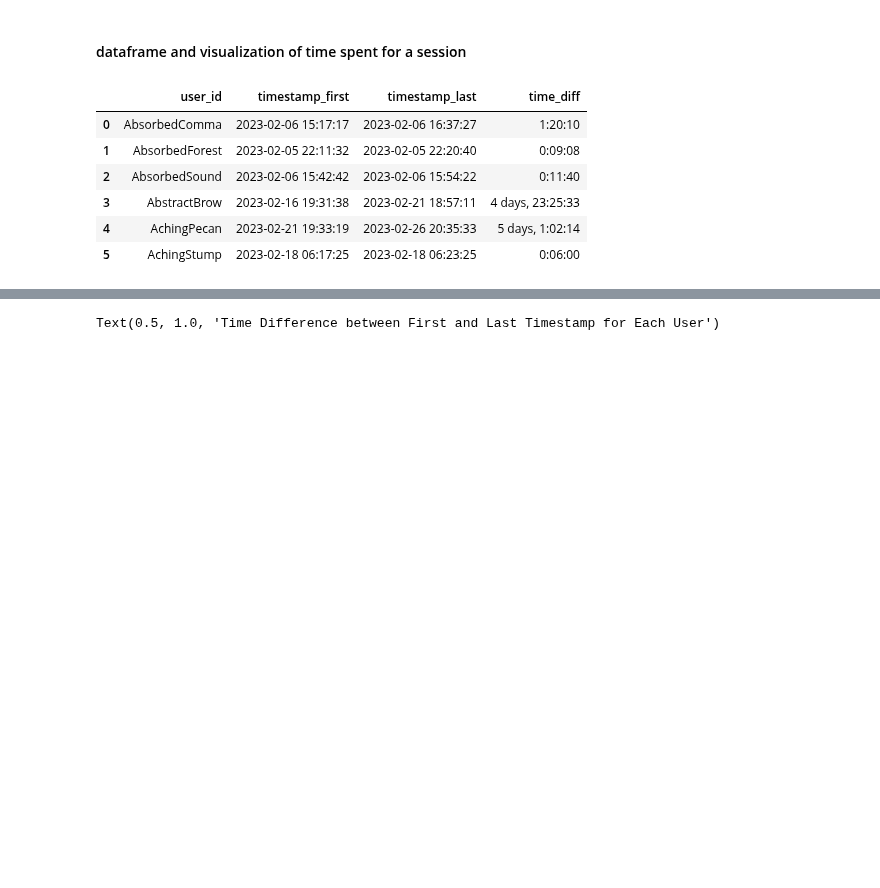
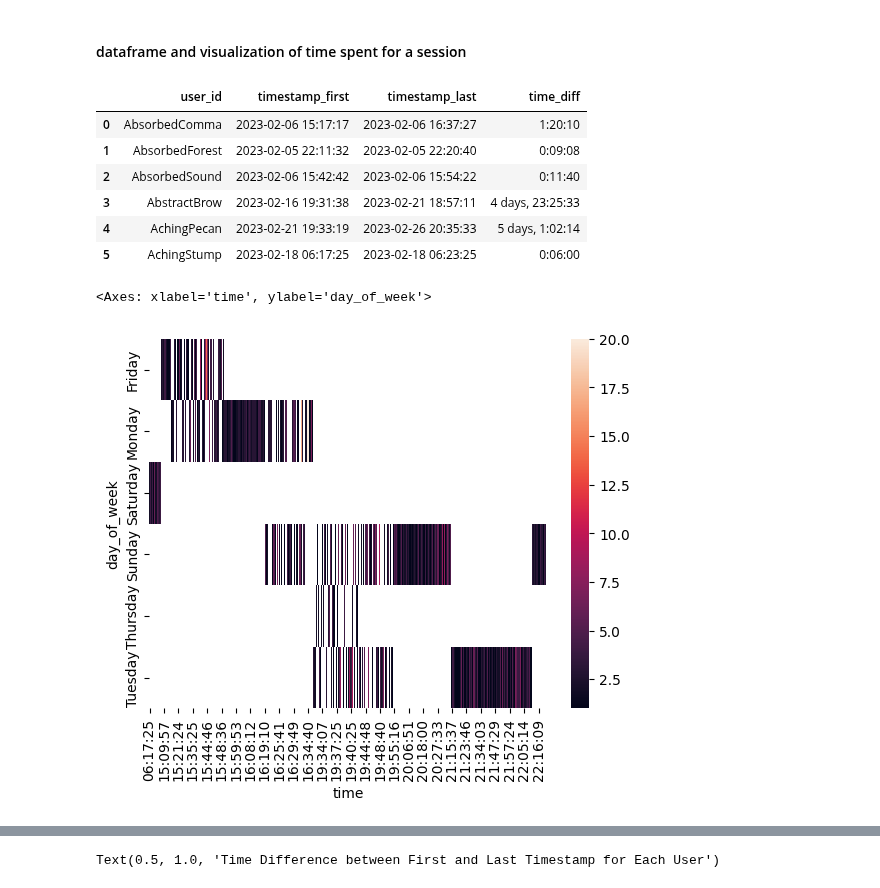
Before and after one commit to opengamedata/opengamedata-samples, a Jupyter notebook: AQUALAB/templates/Aqualab_template_events.ipynb, the cells around one changed output, grey strips where cells are left out. Cells and saved outputs as stored; diff of their text form; code cells hidden in the pictures; blank space fills up the shorter version.

```diff
--- a/AQUALAB/templates/Aqualab_template_events.ipynb
+++ b/AQUALAB/templates/Aqualab_template_events.ipynb
@@ -102,3 +100,17 @@ first_last_df
 | 3 | AbstractBrow | 2023-02-16 19:31:38 | 2023-02-21 18:57:11 | 4 days, 23:25:33 |
 | 4 | AchingPecan | 2023-02-21 19:33:19 | 2023-02-26 20:35:33 | 5 days, 1:02:14 |
 | 5 | AchingStump | 2023-02-18 06:17:25 | 2023-02-18 06:23:25 | 0:06:00 |
+# %%
+raw_df['timestamp'] = pd.to_datetime(raw_df['timestamp'])
+raw_df['day_of_week'] = raw_df['timestamp'].dt.day_name()
+raw_df['time'] = raw_df['timestamp'].dt.time
+
+# Create a pivot table to count the number of events by day of the week and time
+pivot_table = raw_df.pivot_table(index='day_of_week', columns='time', values='event_name', aggfunc='count')
+
+# Plot the pivot table as a heatmap
+import seaborn as sns
+sns.heatmap(pivot_table)
+# %% [output]
+<Axes: xlabel='time', ylabel='day_of_week'>
+[figure, added]
```
Also changed, not shown: parts of 4 cells of this notebook.
